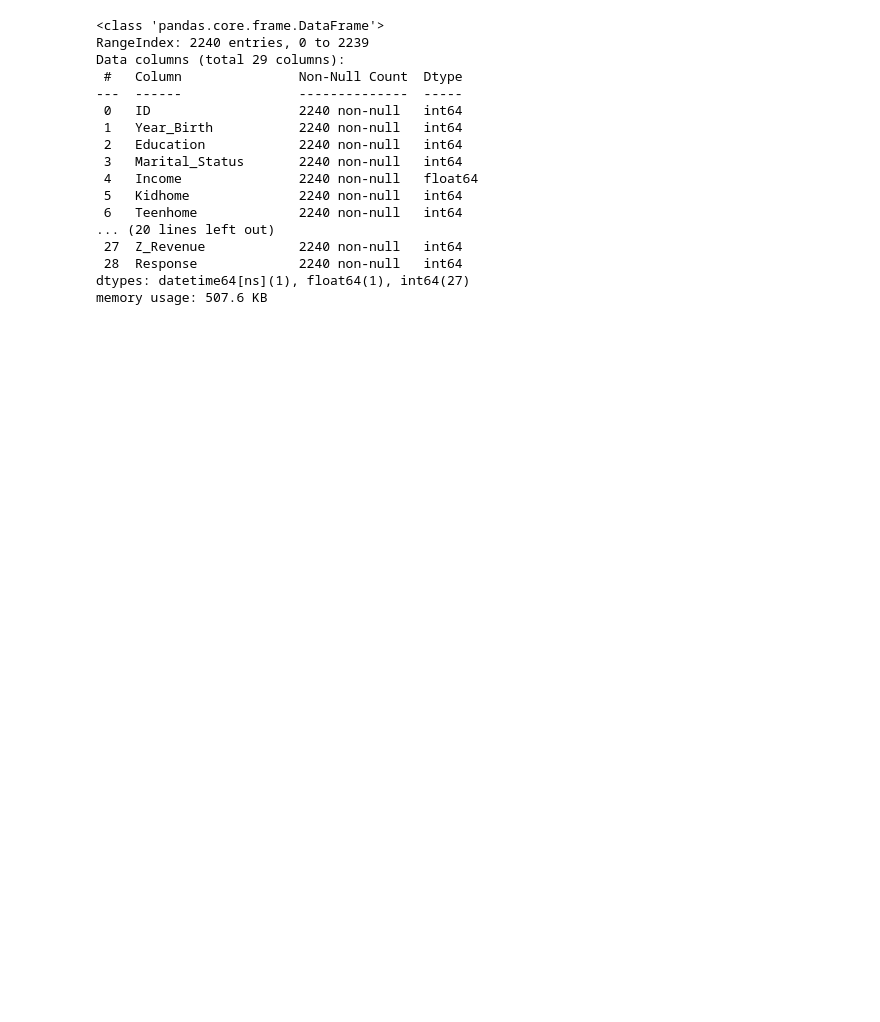
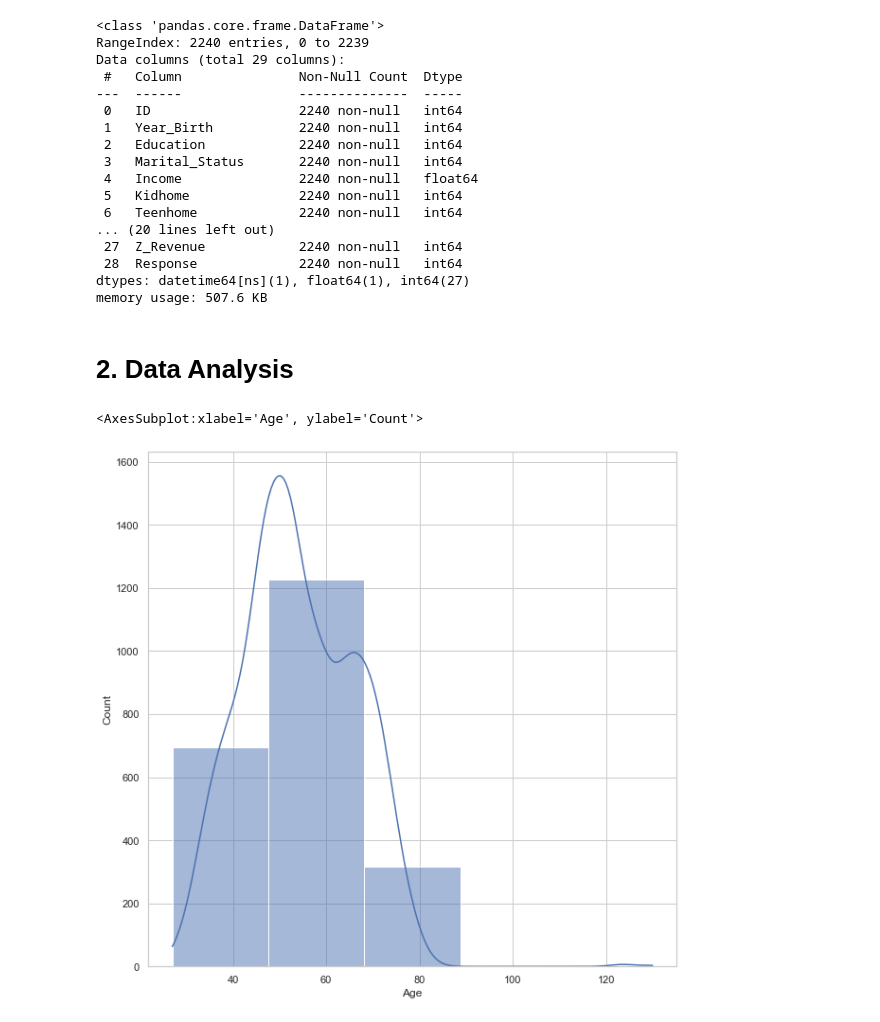
Before and after one commit to utkuozbudak/customer_personality_analysis, a Jupyter notebook: customer_analysis.ipynb, the cells around one changed output. Saved outputs shown, nothing was run; the diff lists cells and outputs as text; code cells hidden in the pictures; blank space fills up the shorter version.

```diff
--- a/customer_analysis.ipynb
+++ b/customer_analysis.ipynb
@@ -96,0 +107,5 @@ We also need to encode categorical columns.
+# %%
+# Replace "Divorced", "Widow", "Alone", "Absurd", "Yolo" with "Single"
+data['Marital_Status'] = data['Marital_Status'].replace(['Divorced', 'Widow', 'Alone', 'Absurd', 'YOLO'], 'Single')
+# Replace "Together" and "Married" with "Relationship"
+data['Marital_Status'] = data['Marital_Status'].replace(['Together','Married'], 'Relationship')
@@ -96,0 +122,5 @@ We also need to encode categorical columns.
+# %%
+# Replace "Basic" with "Undergraduate"
+data['Education'] = data['Education'].replace(['Basic'], 'Undergraduate')
+# Replace "2nd Cycle", "Master" and "PhD" with "Postgraduate"
+data['Education'] = data['Education'].replace(['2n Cycle', 'Master', 'Graduation','PhD'], 'Postgraduate')
@@ -153,3 +178,24 @@ Data columns (total 29 columns):
  28  Response             2240 non-null   int64
 dtypes: datetime64[ns](1), float64(1), int64(27)
 memory usage: 507.6 KB
+# %%
+# We don't need Z_CostContact and Z_Revenue columns
+data.drop(["Z_CostContact", "Z_Revenue"], axis=1, inplace=True)
+# %% [markdown]
+# 2. Data Analysis
+# %%
+# Some default configs
+matplotlib.rcParams['figure.figsize'] = (10, 10)
+sns.set_theme(style="whitegrid")
+# %%
+# Let's start our data analysis by looking at the distribution of Age
+
+# Calculate age from birth year
+current_year = datetime.datetime.now().year
+data["Age"] = current_year - data["Year_Birth"]
+
+# Plot the distribution of Age
+sns.histplot(data["Age"], bins=5, kde=True)
+# %% [output]
+<AxesSubplot:xlabel='Age', ylabel='Count'>
+[figure, added]
```
Also changed, not shown: parts of 10 cells of this notebook.
